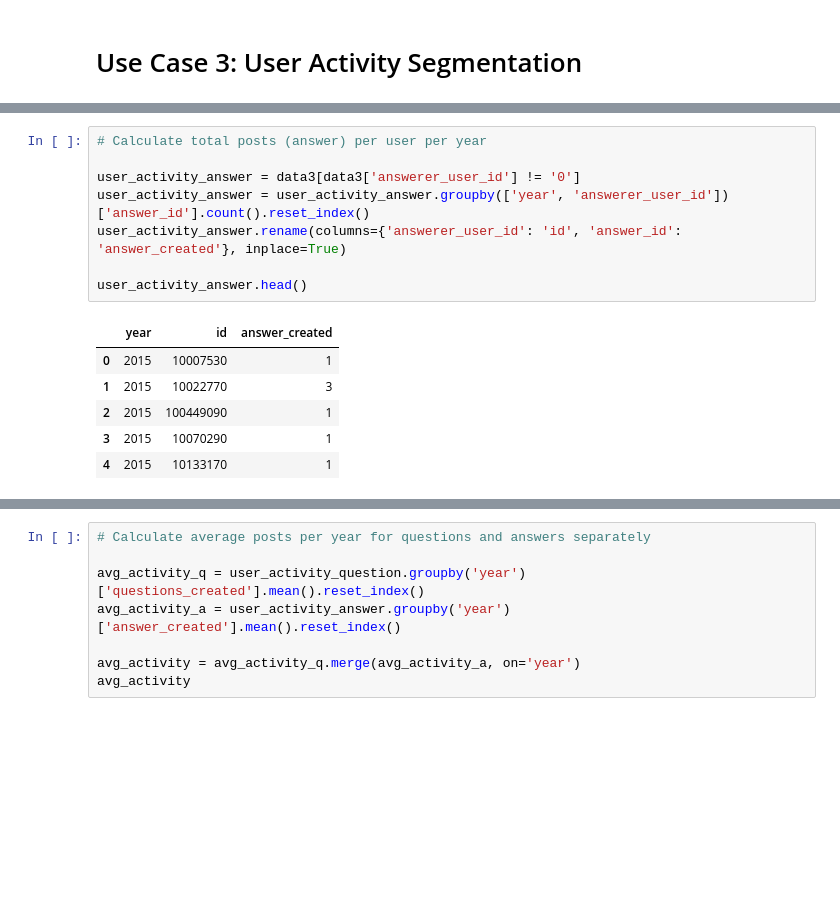
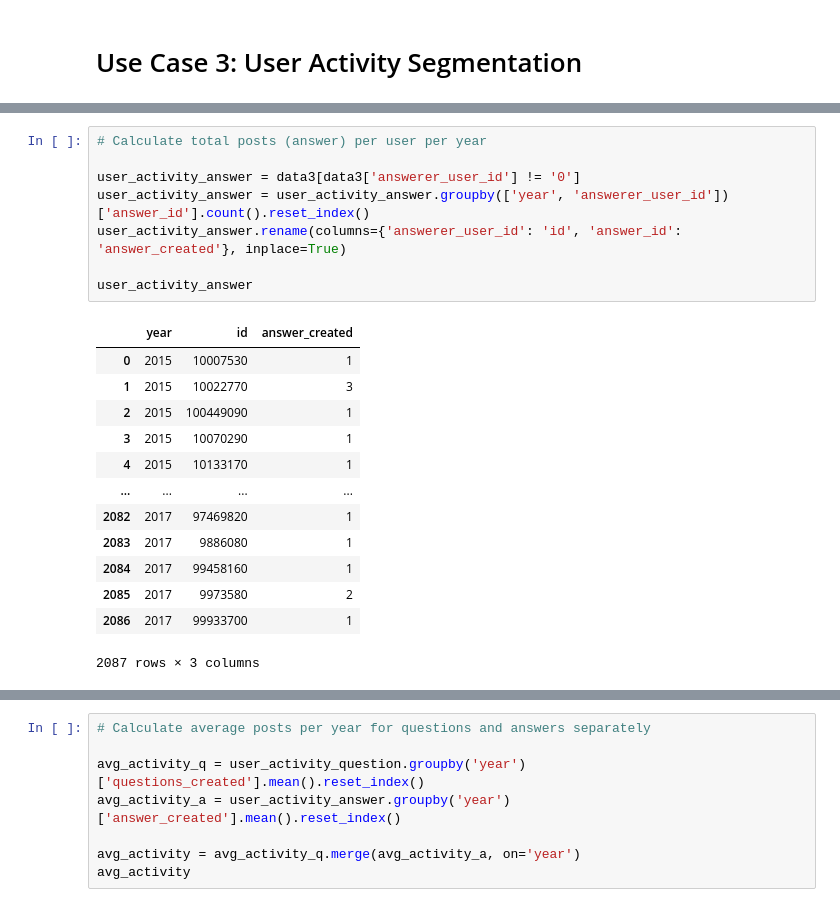
Before and after one commit to farisazizy/FinalExam-GIGIH, a Jupyter notebook: GG3DAUP0032_Python.ipynb, the cells around one changed output, grey strips where cells are left out. Cells and saved outputs as stored; diff of their text form; blank space fills up the shorter version.

```diff
--- a/GG3DAUP0032_Python.ipynb
+++ b/GG3DAUP0032_Python.ipynb
@@ -320,16 +327,23 @@ user_activity_question.head()
 # %%
 # Calculate total posts (answer) per user per year
 
 user_activity_answer = data3[data3['answerer_user_id'] != '0']
 user_activity_answer = user_activity_answer.groupby(['year', 'answerer_user_id'])['answer_id'].count().reset_index()
 user_activity_answer.rename(columns={'answerer_user_id': 'id', 'answer_id': 'answer_created'}, inplace=True)
 
-user_activity_answer.head()
+user_activity_answer
 # %% [output]
 |  | year | id | answer_created |
 | 0 | 2015 | 10007530 | 1 |
 | 1 | 2015 | 10022770 | 3 |
 | 2 | 2015 | 100449090 | 1 |
 | 3 | 2015 | 10070290 | 1 |
 | 4 | 2015 | 10133170 | 1 |
+| ... | ... | ... | ... |
+| 2082 | 2017 | 97469820 | 1 |
+| 2083 | 2017 | 9886080 | 1 |
+| 2084 | 2017 | 99458160 | 1 |
+| 2085 | 2017 | 9973580 | 2 |
+| 2086 | 2017 | 99933700 | 1 |
+2087 rows × 3 columns
 # %%
```
Also changed, not shown: parts of 6 cells of this notebook.
